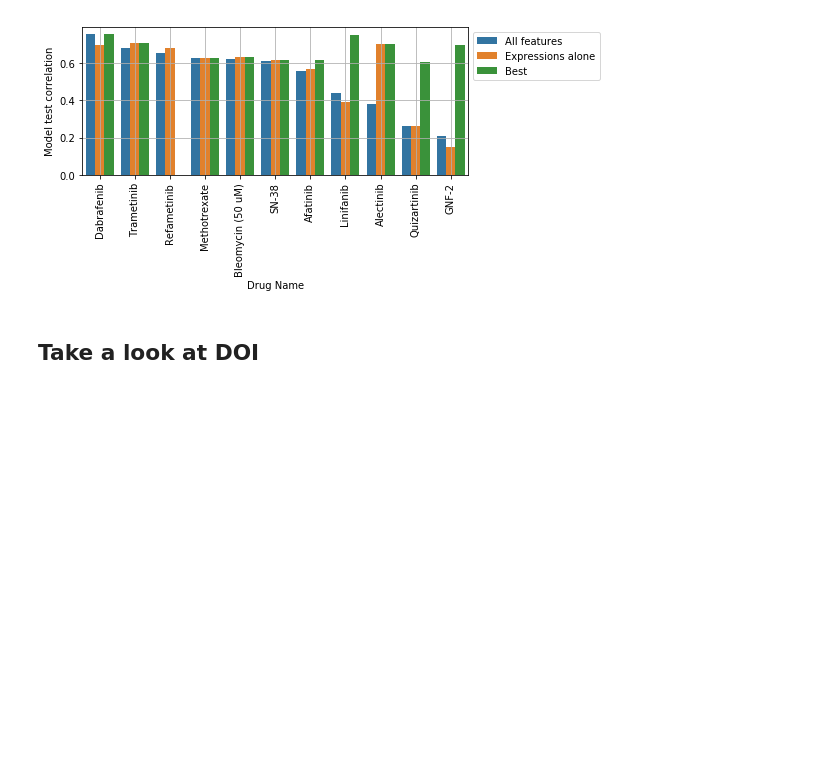
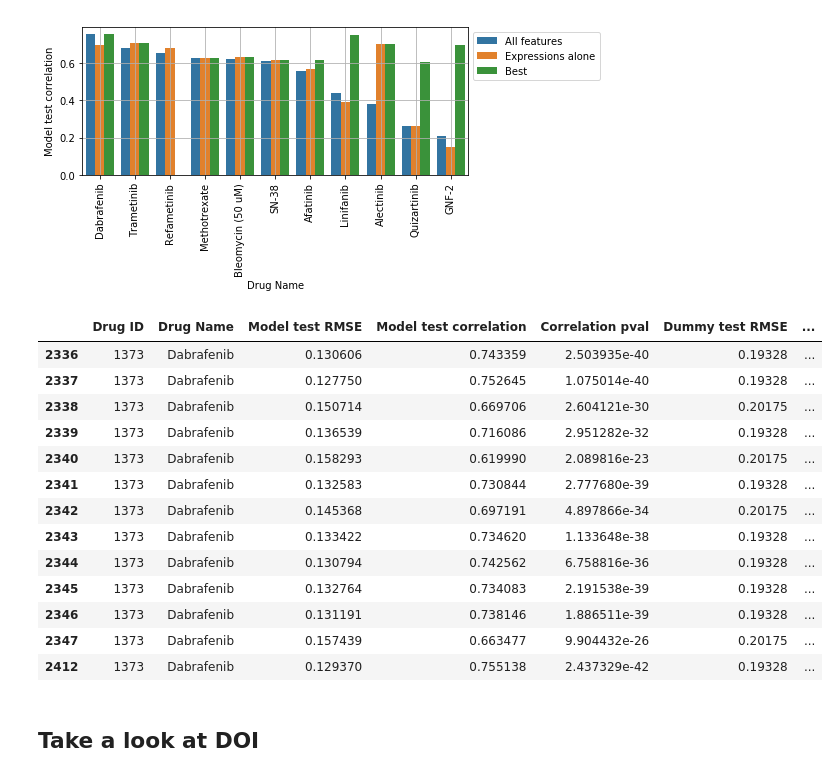
Before and after one commit to kkoras/feature-selection-in-cancer-drug-response, a Jupyter notebook: Deeper analysis of drugs with good modeling performance/drugs_of_interest_analysis_main.ipynb, the cells around one changed output. Drawn from its saved outputs; the diff is of its cells as text; code cells hidden in the pictures; blank space fills up the shorter version.

```diff
--- a/Deeper analysis of drugs with good modeling performance/drugs_of_interest_analysis_main.ipynb
+++ b/Deeper analysis of drugs with good modeling performance/drugs_of_interest_analysis_main.ipynb
@@ -210,6 +210,25 @@ plt.show()
 <class 'gdsc_projects_module.ModelingResults'> 11
 (11, 8)
 [figure]
+# %%
+df_agg_all_models[
+    df_agg_all_models["Drug Name"] == "Dabrafenib"
+]
+# %% [output]
+|  | Drug ID | Drug Name | Model test RMSE | Model test correlation | Correlation pval | Dummy test RMSE | ... |
+| 2336 | 1373 | Dabrafenib | 0.130606 | 0.743359 | 2.503935e-40 | 0.19328 | ... |
+| 2337 | 1373 | Dabrafenib | 0.127750 | 0.752645 | 1.075014e-40 | 0.19328 | ... |
+| 2338 | 1373 | Dabrafenib | 0.150714 | 0.669706 | 2.604121e-30 | 0.20175 | ... |
+| 2339 | 1373 | Dabrafenib | 0.136539 | 0.716086 | 2.951282e-32 | 0.19328 | ... |
+| 2340 | 1373 | Dabrafenib | 0.158293 | 0.619990 | 2.089816e-23 | 0.20175 | ... |
+| 2341 | 1373 | Dabrafenib | 0.132583 | 0.730844 | 2.777680e-39 | 0.19328 | ... |
+| 2342 | 1373 | Dabrafenib | 0.145368 | 0.697191 | 4.897866e-34 | 0.20175 | ... |
+| 2343 | 1373 | Dabrafenib | 0.133422 | 0.734620 | 1.133648e-38 | 0.19328 | ... |
+| 2344 | 1373 | Dabrafenib | 0.130794 | 0.742562 | 6.758816e-36 | 0.19328 | ... |
+| 2345 | 1373 | Dabrafenib | 0.132764 | 0.734083 | 2.191538e-39 | 0.19328 | ... |
+| 2346 | 1373 | Dabrafenib | 0.131191 | 0.738146 | 1.886511e-39 | 0.19328 | ... |
+| 2347 | 1373 | Dabrafenib | 0.157439 | 0.663477 | 9.904432e-26 | 0.20175 | ... |
+| 2412 | 1373 | Dabrafenib | 0.129370 | 0.755138 | 2.437329e-42 | 0.19328 | ... |
 # %% [markdown]
 ## Take a look at DOI
 # %%
```
Also changed, not shown: parts of 2 cells of this notebook, 14 other files.
